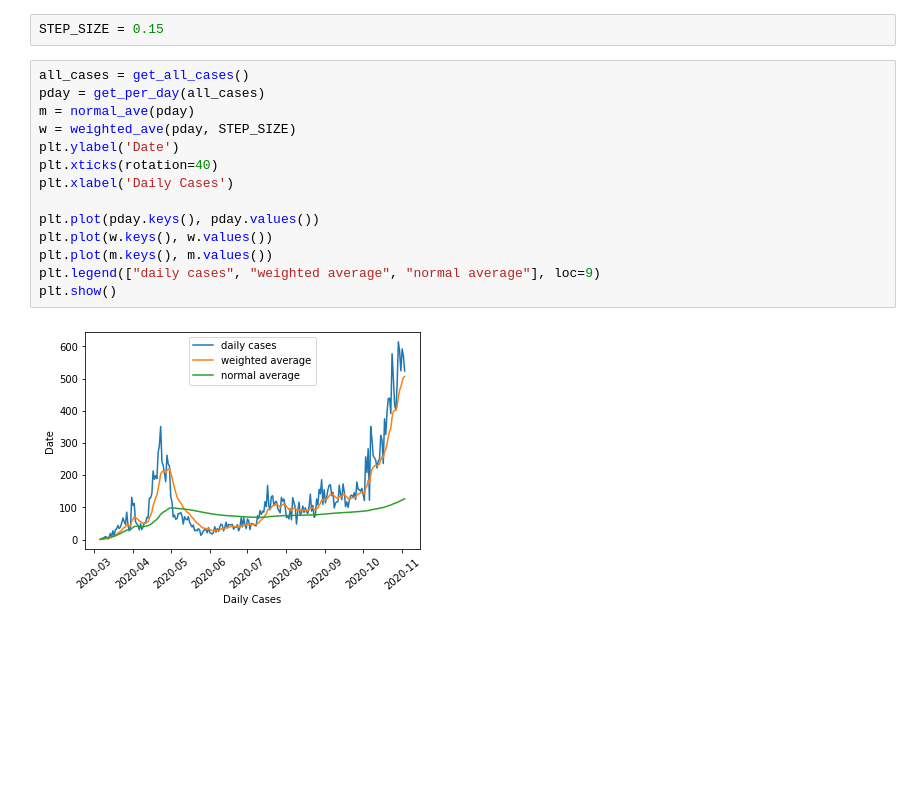
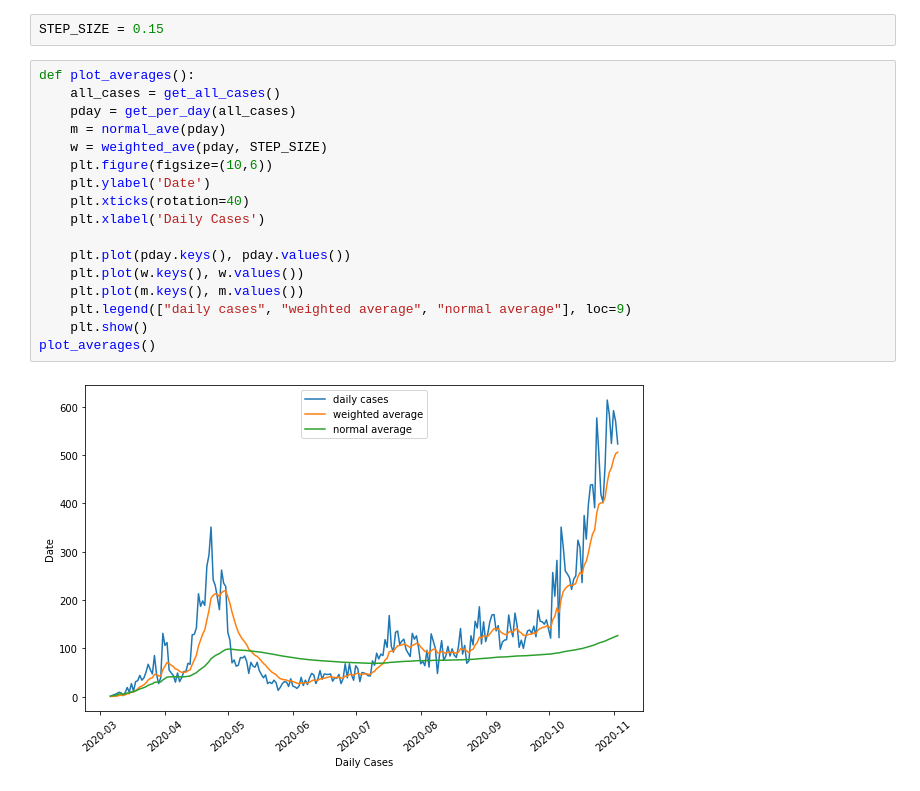
Before and after one commit to Xiaoyu-Ben-Wang/covid-ahs-project, a Jupyter notebook: visualization.ipynb, the cells around one changed output. Cells and saved outputs as stored; diff of their text form; blank space fills up the shorter version.

```diff
--- a/visualization.ipynb
+++ b/visualization.ipynb
@@ -78,18 +79,21 @@ As you can see, a normal running average is terrible for analysis. Spikes and ch
 # %%
 STEP_SIZE = 0.15
 # %%
-all_cases = get_all_cases()
-pday = get_per_day(all_cases)
-m = normal_ave(pday)
-w = weighted_ave(pday, STEP_SIZE)
-plt.ylabel('Date')
-plt.xticks(rotation=40)
-plt.xlabel('Daily Cases')
+def plot_averages():
+    all_cases = get_all_cases()
+    pday = get_per_day(all_cases)
+    m = normal_ave(pday)
+    w = weighted_ave(pday, STEP_SIZE)
+    plt.figure(figsize=(10,6))
+    plt.ylabel('Date')
+    plt.xticks(rotation=40)
+    plt.xlabel('Daily Cases')
 
-plt.plot(pday.keys(), pday.values())
-plt.plot(w.keys(), w.values())
-plt.plot(m.keys(), m.values())
-plt.legend(["daily cases", "weighted average", "normal average"], loc=9)
-plt.show()
+    plt.plot(pday.keys(), pday.values())
+    plt.plot(w.keys(), w.values())
+    plt.plot(m.keys(), m.values())
+    plt.legend(["daily cases", "weighted average", "normal average"], loc=9)
+    plt.show()
+plot_averages()
 # %% [output]
-[figure, old version]
+[figure, new version]
```
Also changed, not shown: parts of 6 cells of this notebook, 4 other files.
